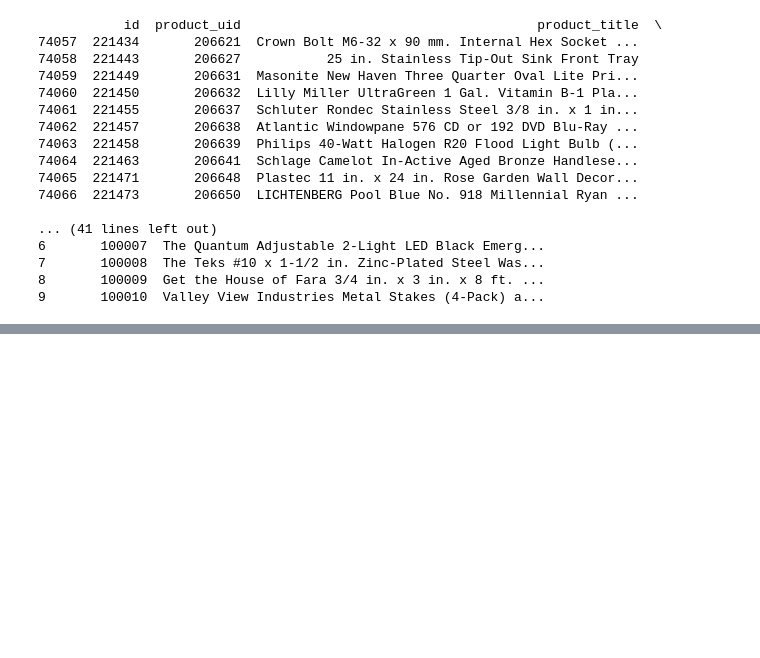
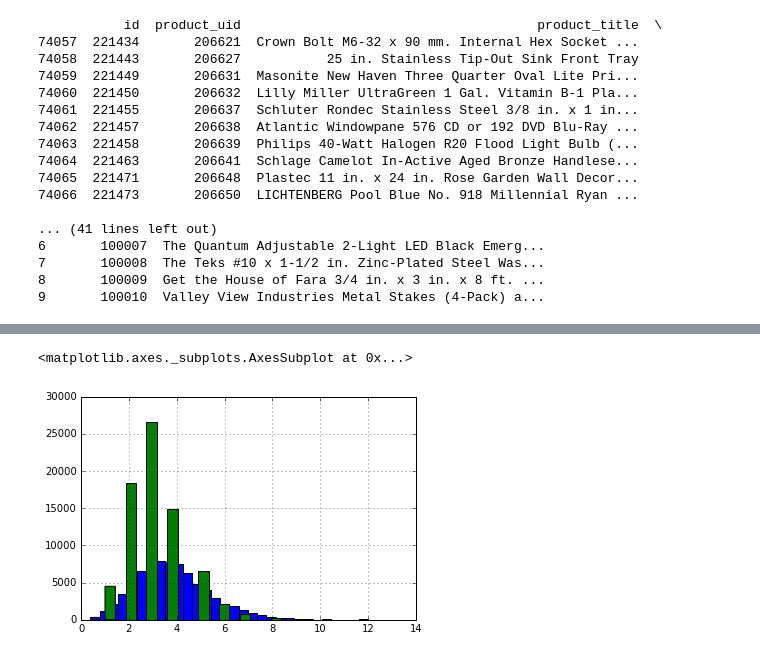
Before and after one commit to kangeugine/kaggle-homedepot, a Jupyter notebook: Kaggle-HomeDepot.ipynb, the cells around one changed output, grey strips where cells are left out. Saved outputs shown, nothing was run; the diff lists cells and outputs as text; code cells hidden in the pictures; blank space fills up the shorter version.

```diff
--- a/Kaggle-HomeDepot.ipynb
+++ b/Kaggle-HomeDepot.ipynb
@@ -144,0 +223,6 @@ max    221473.000000  206650.000000      3.000000      21.000000
+# %%
+(training_data.search_term.str.len() / 5.).hist(bins=30)
+(training_data.search_term.str.count("\\s+") + 1).hist(bins=30)
+# %% [output]
+<matplotlib.axes._subplots.AxesSubplot at 0x...>
+[figure, added]
```
Also changed, not shown: parts of 12 cells of this notebook.
